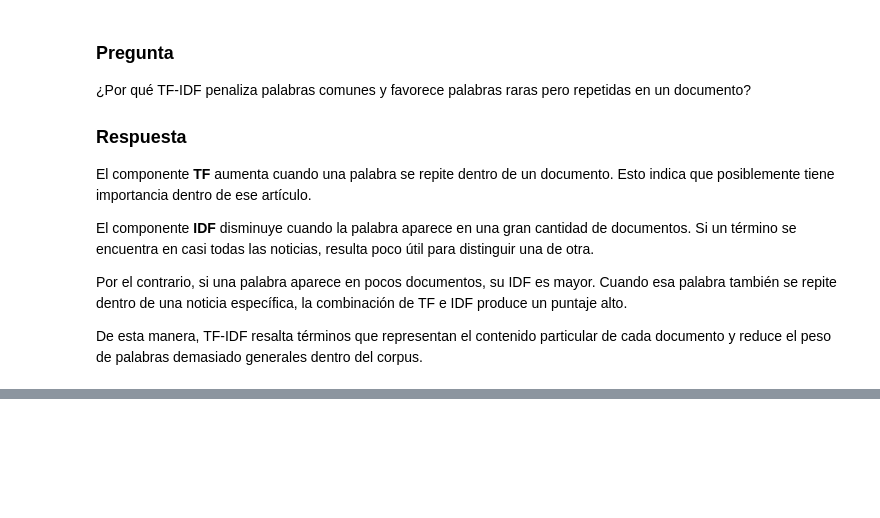
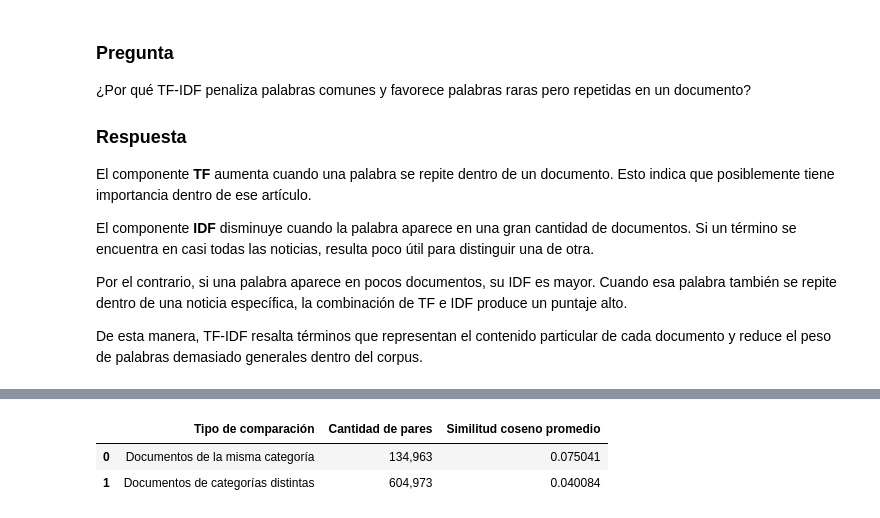
Before and after one commit to Jtanchezz/NLP, a Jupyter notebook: Lab2/lab2.ipynb, the cells around one changed output, grey strips where cells are left out. Drawn from its saved outputs; the diff is of its cells as text; code cells hidden in the pictures; blank space fills up the shorter version.

```diff
--- a/Lab2/lab2.ipynb
+++ b/Lab2/lab2.ipynb
@@ -822,0 +831,17 @@ De esta manera, TF-IDF resalta términos que representan el contenido particular
+# %%
+from sklearn.metrics.pairwise import cosine_similarity
+
+# Calcular la similitud entre todos los pares de documentos
+matriz_similitud_coseno = cosine_similarity(
+    matriz_tfidf
+)
+
+print(
+    "Forma de la matriz de similitud:",
+    matriz_similitud_coseno.shape
+)
+
+print(
+    f"Se calcularon las similitudes entre "
+    f"{matriz_similitud_coseno.shape[0]:,} documentos."
+)
@@ -822,0 +947,73 @@ De esta manera, TF-IDF resalta términos que representan el contenido particular
+# %%
+cantidad_documentos = len(corpus)
+
+# Seleccionar solamente la parte superior de la matriz
+# para excluir la diagonal y no repetir pares
+indices_documento_1, indices_documento_2 = (
+    np.triu_indices(
+        cantidad_documentos,
+        k=1
+    )
+)
+
+similitudes_pares = matriz_similitud_coseno[
+    indices_documento_1,
+    indices_documento_2
+]
+
+categorias = corpus["Type"].to_numpy()
+
+pares_misma_categoria = (
+    categorias[indices_documento_1]
+    == categorias[indices_documento_2]
+)
+
+pares_categoria_distinta = ~pares_misma_categoria
+
+similitud_promedio_misma_categoria = (
+    similitudes_pares[
+        pares_misma_categoria
+    ].mean()
+)
+
+similitud_promedio_categoria_distinta = (
+    similitudes_pares[
+        pares_categoria_distinta
+    ].mean()
+)
+
+resumen_similitud_categorias = pd.DataFrame({
+    "Tipo de comparación": [
+        "Documentos de la misma categoría",
+        "Documentos de categorías distintas"
+    ],
+    "Cantidad de pares": [
+        pares_misma_categoria.sum(),
+        pares_categoria_distinta.sum()
+    ],
+    "Similitud coseno promedio": [
+        similitud_promedio_misma_categoria,
+        similitud_promedio_categoria_distinta
+    ]
+})
+
+display(
+    resumen_similitud_categorias.style.format({
+        "Cantidad de pares": "{:,}",
+        "Similitud coseno promedio": "{:.6f}"
+    })
+)
+
+diferencia_promedios = (
+    similitud_promedio_misma_categoria
+    - similitud_promedio_categoria_distinta
+)
+
+print(
+    "Diferencia entre los promedios: "
+    f"{diferencia_promedios:.6f}"
+)
+# %% [output]
+|  | Tipo de comparación | Cantidad de pares | Similitud coseno promedio |
+| 0 | Documentos de la misma categoría | 134,963 | 0.075041 |
+| 1 | Documentos de categorías distintas | 604,973 | 0.040084 |
```
Also changed, not shown: parts of 5 cells of this notebook.
